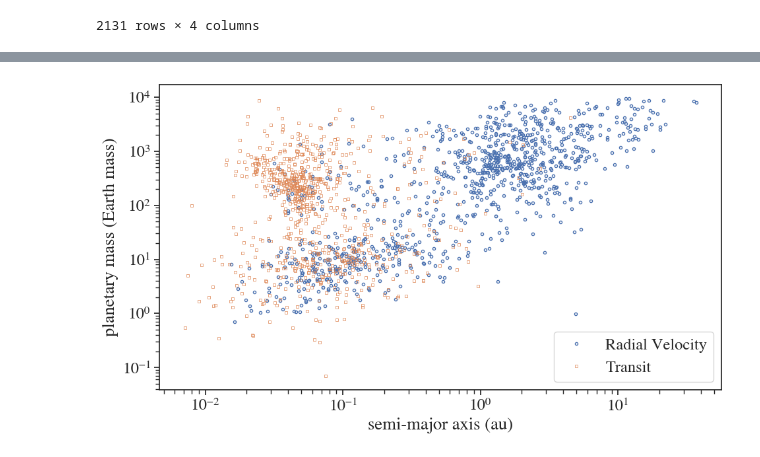
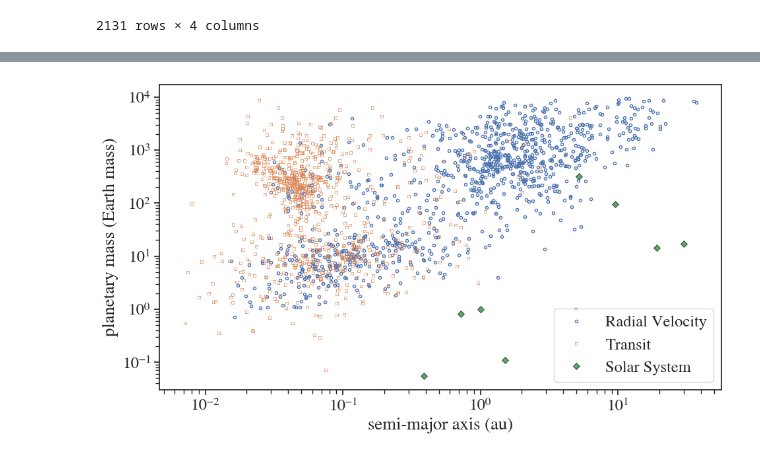
Before and after one commit to kemasuda/physics_seminar_2025, a Jupyter notebook: kadai/1_sol.ipynb, the cells around one changed output, grey strips where cells are left out. Saved outputs shown, nothing was run; the diff lists cells and outputs as text; code cells hidden in the pictures.

```diff
--- a/kadai/1_sol.ipynb
+++ b/kadai/1_sol.ipynb
@@ -30,3 +30,5 @@ m, a, disc = np.array(d['mass']), np.array(d['semi-major axis']), np.array(d['di
 # %%
 idx_transit = (disc == 'Transit')
 idx_doppler = (disc == 'Radial Velocity')
+# %%
+dsol = pd.read_csv("solar_system.txt", comment='#')
@@ -33,10 +47,11 @@ idx_doppler = (disc == 'Radial Velocity')
 # %%
 plt.yscale("log")
 plt.xscale("log")
 plt.ylabel("planetary mass (Earth mass)")
 plt.xlabel("semi-major axis (au)")
 plt.plot(a[idx_doppler], m[idx_doppler], '.', label='Radial Velocity', mfc='none', mew=1)
 plt.plot(a[idx_transit], m[idx_transit], 's', label='Transit', mfc='none', markersize=3, mew=0.5)
+plt.plot(dsol["sma_au"], dsol["mass_earth"], 'D', label='Solar System', markersize=5, mec='k', mew=0.5)
 plt.legend(loc='lower right');
 # %% [output]
-[figure, old version]
+[figure, new version]
```
Also changed, not shown: parts of 1 cell of this notebook.
